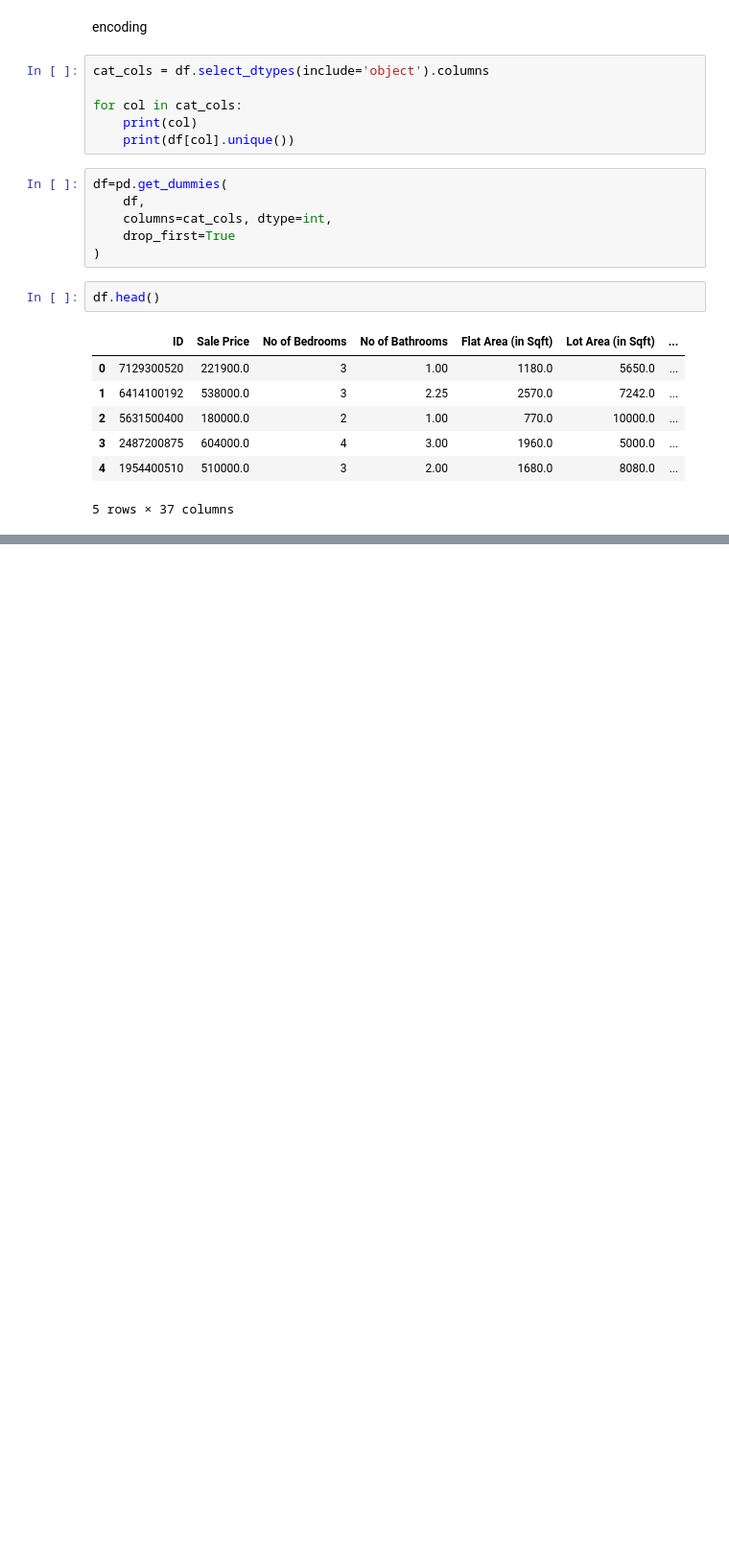
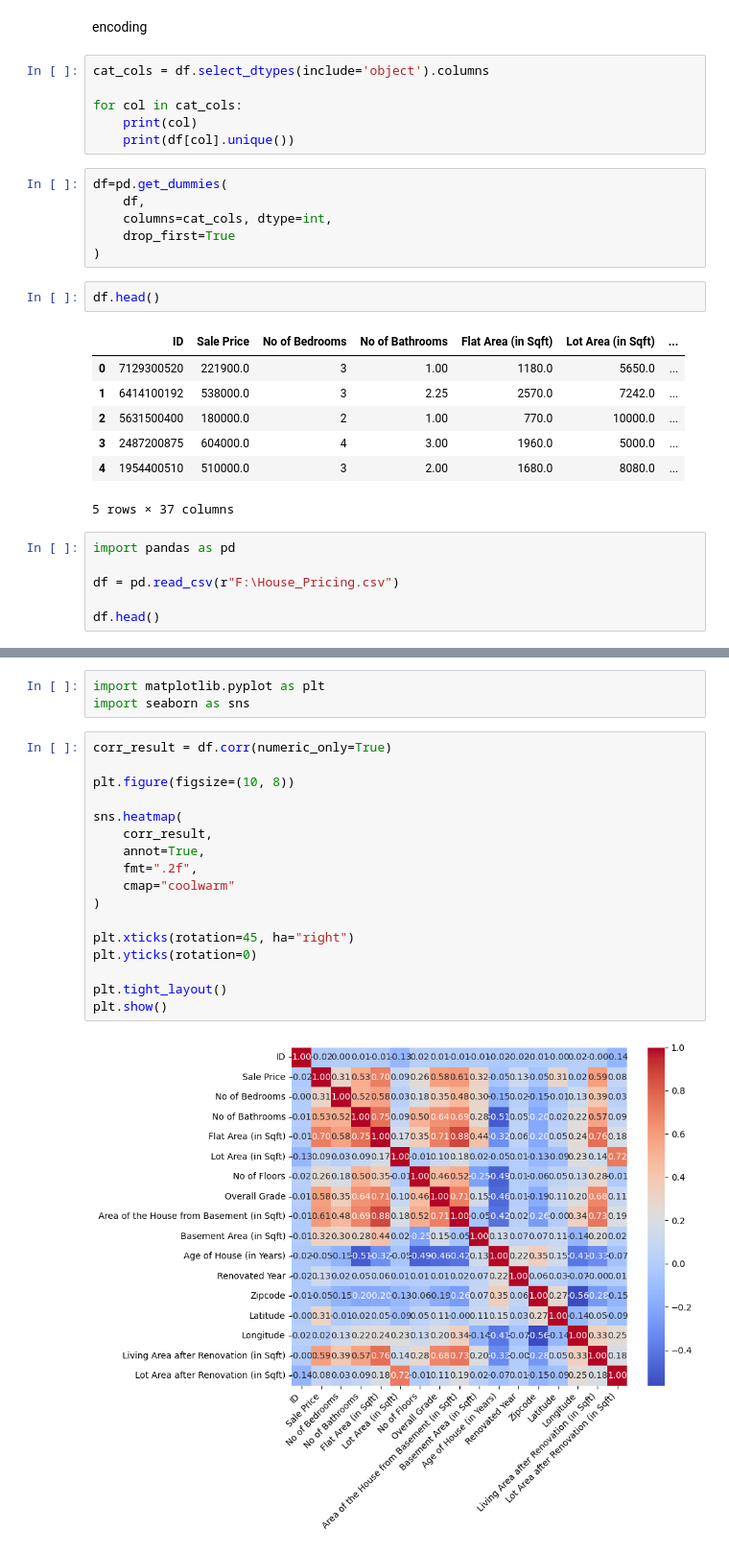
Before and after one commit to Hajara03/Group3_project, a Jupyter notebook: Untitled10.ipynb, the cells around one changed output, grey strips where cells are left out. Shown at 96% size. Saved outputs shown, nothing was run; the diff lists cells and outputs as text; blank space fills up the shorter version.

```diff
--- a/Untitled10.ipynb
+++ b/Untitled10.ipynb
@@ -29,3 +29,9 @@ df.head()
 | 3 | 2487200875 | 604000.0 | 4 | 3.00 | 1960.0 | 5000.0 | ... |
 | 4 | 1954400510 | 510000.0 | 3 | 2.00 | 1680.0 | 8080.0 | ... |
 5 rows × 37 columns
+# %%
+import pandas as pd
+
+df = pd.read_csv(r"F:\House_Pricing.csv")
+
+df.head()
@@ -31,0 +46,22 @@ df.head()
+# %%
+import matplotlib.pyplot as plt
+import seaborn as sns
+# %%
+corr_result = df.corr(numeric_only=True)
+
+plt.figure(figsize=(10, 8))
+
+sns.heatmap(
+    corr_result,
+    annot=True,
+    fmt=".2f",
+    cmap="coolwarm"
+)
+
+plt.xticks(rotation=45, ha="right")
+plt.yticks(rotation=0)
+
+plt.tight_layout()
+plt.show()
+# %% [output]
+[figure, added]
```
Also changed, not shown: parts of 2 cells of this notebook.
